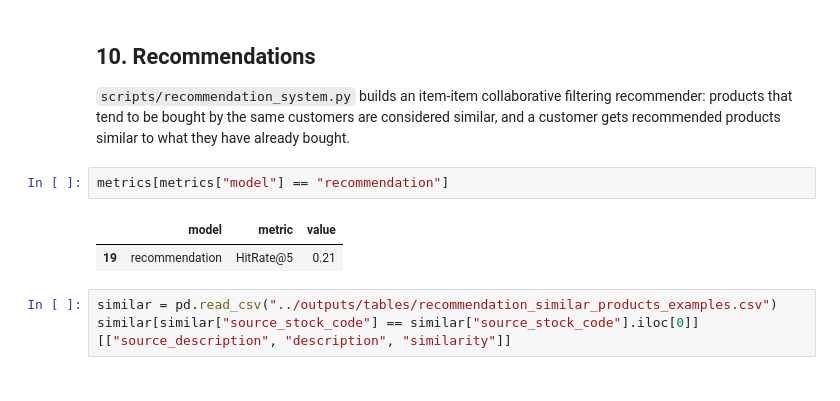
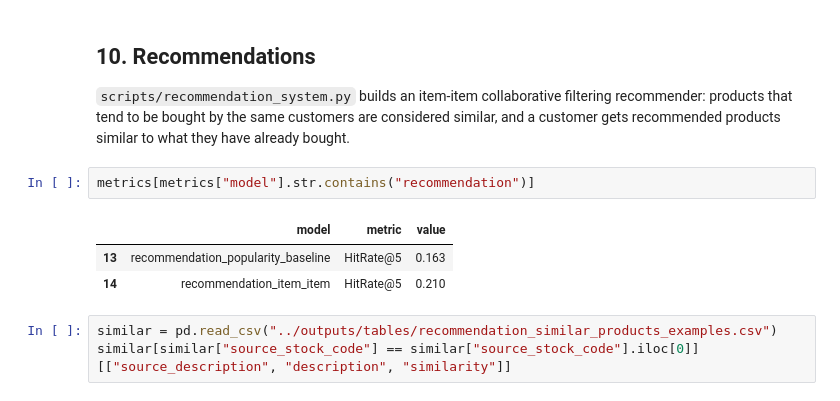
Before and after one commit to danielnrz/retail-sales-customer-intelligence, a Jupyter notebook: notebooks/retail_analysis.ipynb, the cells around one changed output. Drawn from its saved outputs; the diff is of its cells as text.

```diff
--- a/notebooks/retail_analysis.ipynb
+++ b/notebooks/retail_analysis.ipynb
@@ -279,10 +283,11 @@ filtering recommender: products that tend to be bought by the same
 customers are considered similar, and a customer gets recommended
 products similar to what they have already bought.
 # %%
-metrics[metrics["model"] == "recommendation"]
+metrics[metrics["model"].str.contains("recommendation")]
 # %% [output]
 |  | model | metric | value |
-| 19 | recommendation | HitRate@5 | 0.21 |
+| 13 | recommendation_popularity_baseline | HitRate@5 | 0.163 |
+| 14 | recommendation_item_item | HitRate@5 | 0.210 |
 # %%
 similar = pd.read_csv("../outputs/tables/recommendation_similar_products_examples.csv")
 similar[similar["source_stock_code"] == similar["source_stock_code"].iloc[0]][["source_description", "description", "similarity"]]
```
Also changed, not shown: parts of 11 cells of this notebook.
